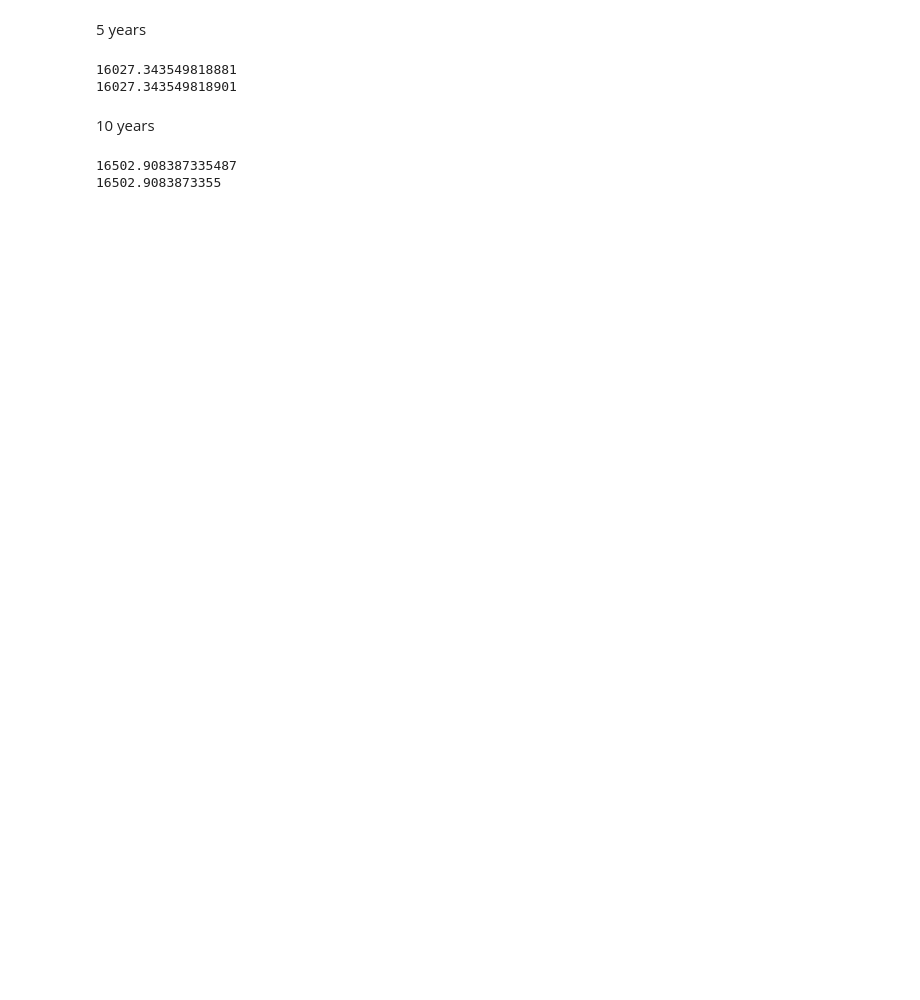
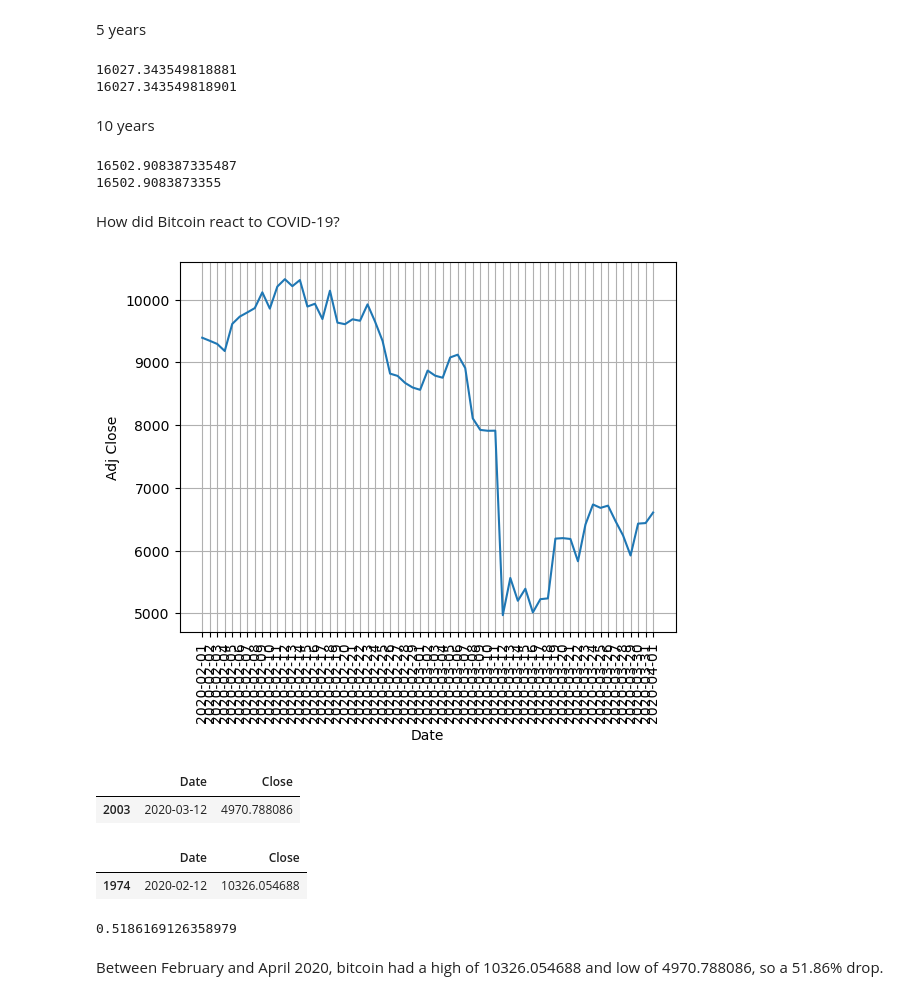
Before and after one commit to rushichokshi/Investment-Analysis, a Jupyter notebook: notebooks/bitcoin.ipynb, the cells around one changed output. Cells and saved outputs as stored; diff of their text form; code cells hidden in the pictures; blank space fills up the shorter version.

```diff
--- a/notebooks/bitcoin.ipynb
+++ b/notebooks/bitcoin.ipynb
@@ -45,0 +49,25 @@ print(bitcoin[bitcoin['Date']>='2014-02-20']['Adj Close'].std())
+# %% [markdown]
+How did Bitcoin react to COVID-19?
+# %%
+sns.lineplot(x=bitcoin[bitcoin['Date']>='2020-02-01'][bitcoin['Date']<='2020-04-01']['Date'],y=bitcoin[bitcoin['Date']>='2020-02-01'][bitcoin['Date']<='2020-04-01']['Adj Close'])
+plt.grid(True)
+plt.xticks(rotation=90)
+plt.show()
+# %% [output]
+[figure, added]
+# %%
+bitcoin[bitcoin['Date']>='2020-02-01'][bitcoin['Date']<='2020-04-01'][bitcoin['Close']==bitcoin[bitcoin['Date']>='2020-02-01'][bitcoin['Date']<='2020-04-01']['Close'].min()]
+# %% [output]
+|  | Date | Close |
+| 2003 | 2020-03-12 | 4970.788086 |
+# %%
+bitcoin[bitcoin['Date']>='2020-02-01'][bitcoin['Date']<='2020-04-01'][bitcoin['Close']==bitcoin[bitcoin['Date']>='2020-02-01'][bitcoin['Date']<='2020-04-01']['Close'].max()]
+# %% [output]
+|  | Date | Close |
+| 1974 | 2020-02-12 | 10326.054688 |
+# %%
+(10326.054688-4970.788086)/10326.054688
+# %% [output]
+0.5186169126358979
+# %% [markdown]
+Between February and April 2020, bitcoin had a high of 10326.054688 and low of 4970.788086, so a 51.86% drop.
```
Also changed, not shown: parts of 11 cells of this notebook, 2 other files.
